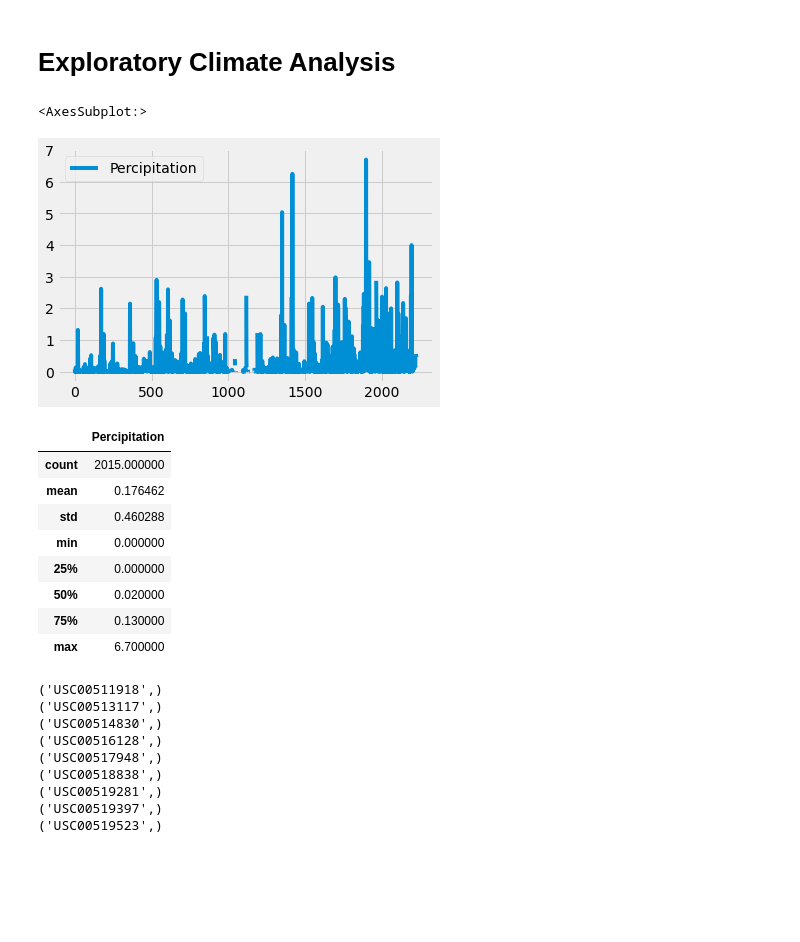
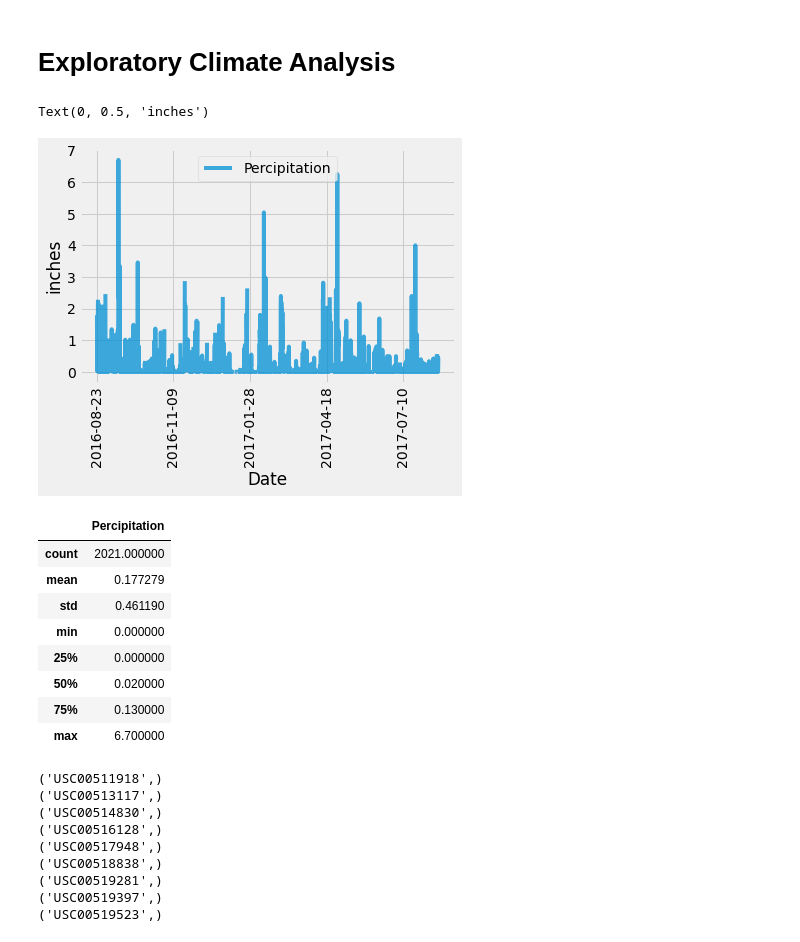
Before and after one commit to Ejwpls/sqlalchemy-challenge, a Jupyter notebook: climate_starter.ipynb, the cells around one changed output. Cells and saved outputs as stored; diff of their text form; code cells hidden in the pictures; blank space fills up the shorter version.

```diff
--- a/climate_starter.ipynb
+++ b/climate_starter.ipynb
@@ -67,39 +67,43 @@ first_row.__dict__
 # %%
 # Design a query to retrieve the last 12 months of precipitation data and plot the results
 
 # Get the last value in the query
 measurement_last_date = session.query(Measurement_).order_by(Measurement_.date.desc()).first()
 measurement_last_date = datetime.strptime(measurement_last_date.date, '%Y-%m-%d')
 
 # Calculate the date 1 year ago from the last data point in the database
-query_date = measurement_last_date - dt.timedelta(days=365)
+query_date = measurement_last_date - dt.timedelta(days=366)
 
 # Perform a query to retrieve the data and precipitation scores
 # Last 12 months data
 lst_12month = session.query(Measurement_.date, Measurement_.prcp).\
     filter(Measurement_.date >= query_date).all()
 
 # Save the query results as a Pandas DataFrame and set the index to the date column
 df = pd.DataFrame(lst_12month, columns=['Date',"Percipitation"])
 # Sort the dataframe by date
 
-df['Date'] = df['Date'].fillna(0)
+#df['Date'] = df['Date'].fillna(0)
+
+df = df.set_index('Date')
+df = df.sort_index(ascending=True)
 
 # Use Pandas Plotting with Matplotlib to plot the data
-df.plot()
+df.plot(alpha=0.75, rot=90)
+plt.ylabel("inches")
 #plt.tight_layout()
 #plt.show()
 # %% [output]
-<AxesSubplot:>
+Text(0, 0.5, 'inches')
-[figure, old version]
+[figure, new version]
 # %%
 # Use Pandas to calcualte the summary statistics for the precipitation data
 df.describe()
 # %% [output]
 |  | Percipitation |
-| count | 2015.000000 |
-| mean | 0.176462 |
-| std | 0.460288 |
+| count | 2021.000000 |
+| mean | 0.177279 |
+| std | 0.461190 |
 | min | 0.000000 |
 | 25% | 0.000000 |
 | 50% | 0.020000 |
```
Also changed, not shown: parts of 4 cells of this notebook, 1 other file.
